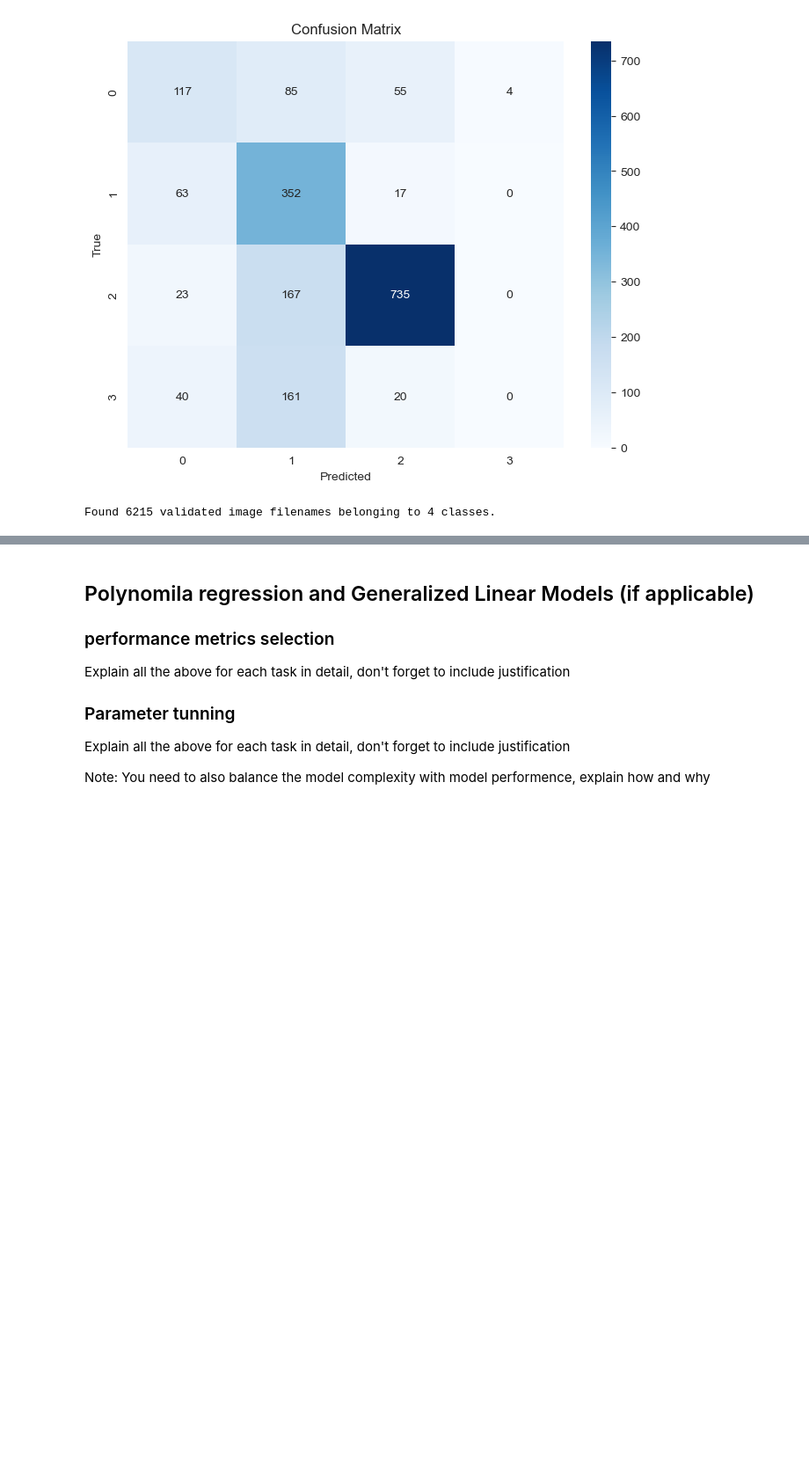
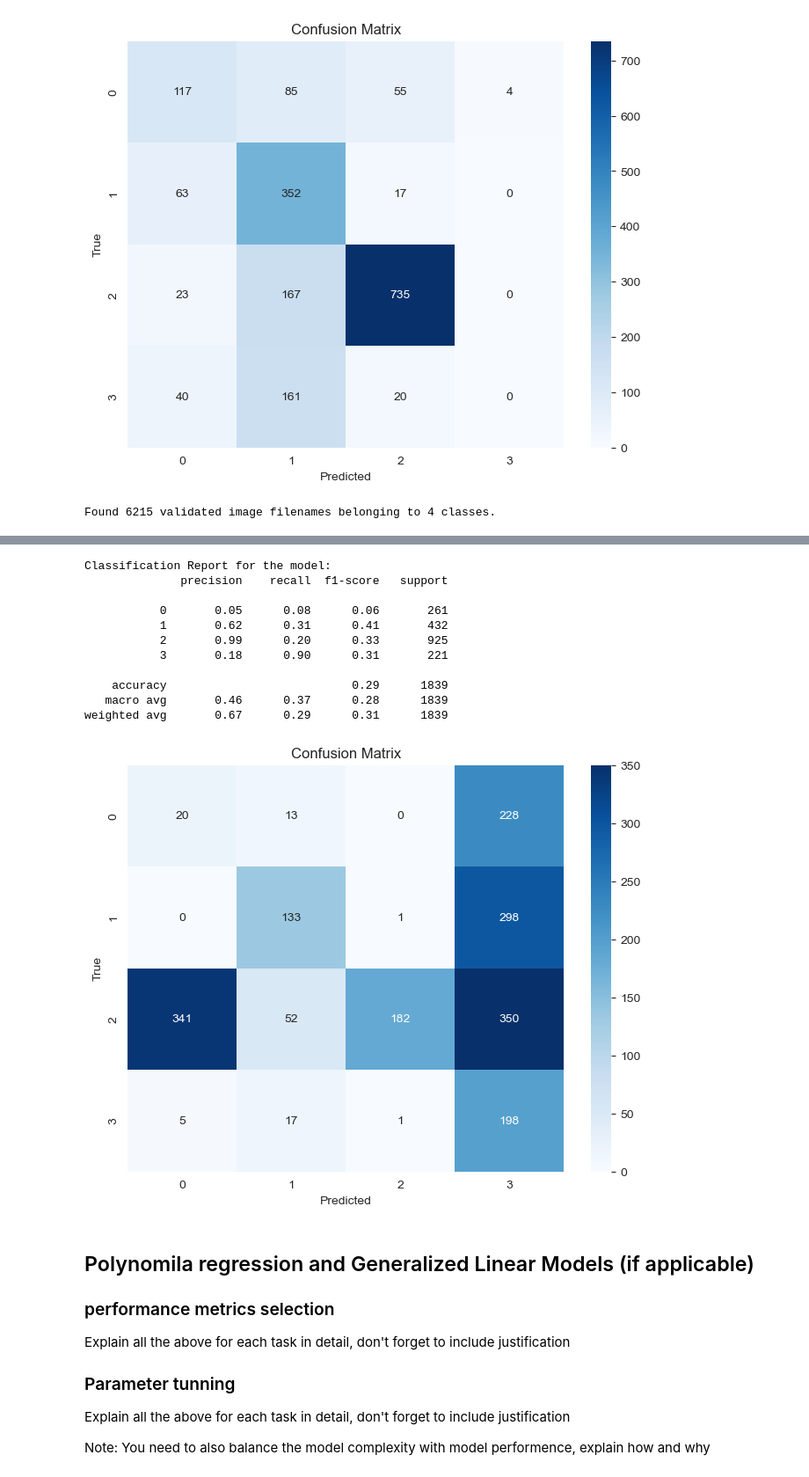
Before and after one commit to Shalini247/Image-Classification, a Jupyter notebook: s4073541_s4072225.ipynb, the cells around one changed output, grey strips where cells are left out. Shown at 88% size. Saved outputs shown, nothing was run; the diff lists cells and outputs as text; code cells hidden in the pictures; blank space fills up the shorter version.

```diff
--- a/s4073541_s4072225.ipynb
+++ b/s4073541_s4072225.ipynb
@@ -963,3 +1105,18 @@ Epoch 7/10
+# %%
+model_evaluation(test_gen_cell, model_VGG_4_Cell)
+# %% [output]
+Classification Report for the model:
+              precision    recall  f1-score   support
+
+           0       0.05      0.08      0.06       261
+           1       0.62      0.31      0.41       432
+           2       0.99      0.20      0.33       925
+           3       0.18      0.90      0.31       221
+
+    accuracy                           0.29      1839
+   macro avg       0.46      0.37      0.28      1839
+weighted avg       0.67      0.29      0.31      1839
+[figure, added]
 # %% [markdown]
 ## Polynomila regression and Generalized Linear Models (if applicable)
 
```
Also changed, not shown: parts of 9 cells of this notebook.
